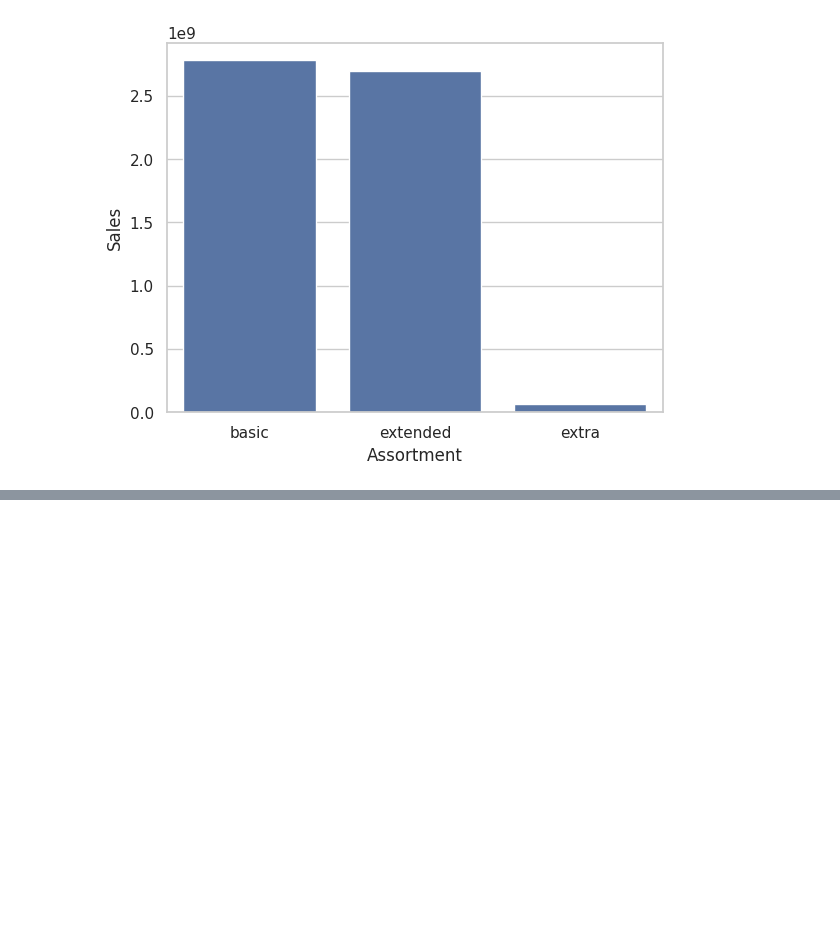
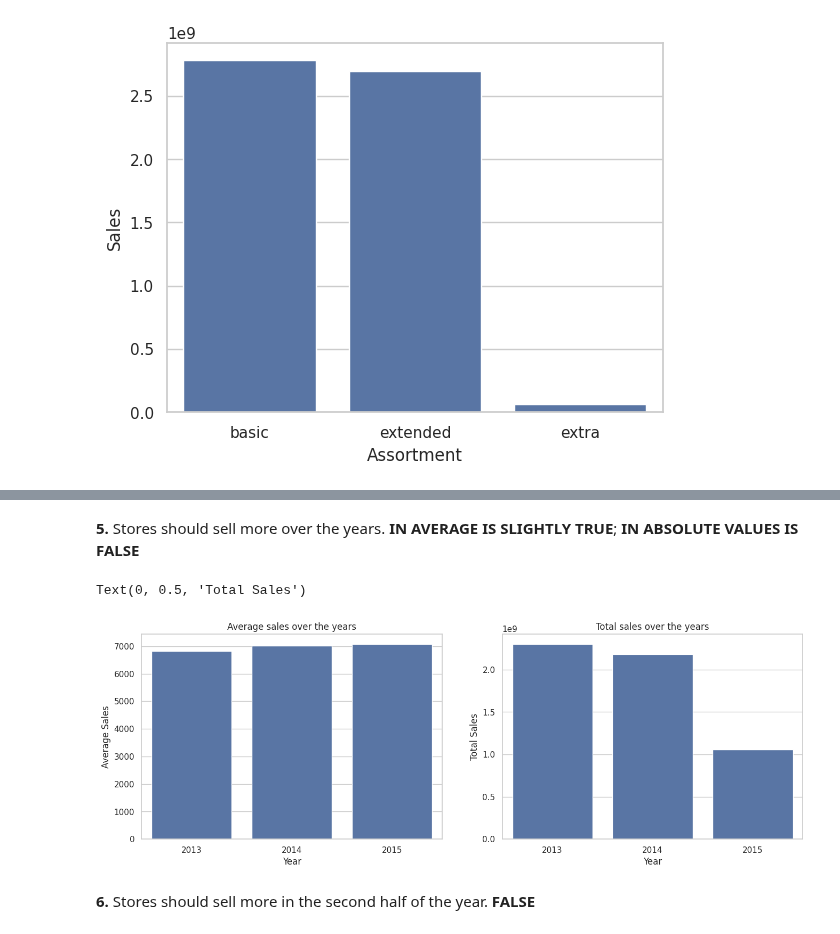
Before and after one commit to ezequielpf/rossmann_sales_prediction, a Jupyter notebook: notebooks/store_sales_predict_v1.ipynb, the cells around one changed output, grey strips where cells are left out. Saved outputs shown, nothing was run; the diff lists cells and outputs as text; code cells hidden in the pictures; blank space fills up the shorter version.

```diff
--- a/notebooks/store_sales_predict_v1.ipynb
+++ b/notebooks/store_sales_predict_v1.ipynb
@@ -566,0 +580,17 @@ df_train[["CompetitionDistance", "Sales"]].groupby("CompetitionDistance").sum()
+# %% [markdown]
+**5.** Stores should sell more over the years. **IN AVERAGE IS SLIGHTLY TRUE**; **IN ABSOLUTE VALUES IS FALSE**
+# %%
+fig, ax = plt.subplots(nrows=1, ncols=2, figsize=(16 ,5))
+sns.barplot(df_train.groupby(df_train["Date"].dt.year)["Sales"].mean(), ax=ax[0])
+sns.barplot(df_train.groupby(df_train["Date"].dt.year)["Sales"].sum(), ax=ax[1])
+ax[0].set_title("Average sales over the years")
+ax[1].set_title("Total sales over the years")
+ax[0].set_xlabel("Year")
+ax[1].set_xlabel("Year")
+ax[0].set_ylabel("Average Sales")
+ax[1].set_ylabel("Total Sales")
+# %% [output]
+Text(0, 0.5, 'Total Sales')
+[figure, added]
+# %% [markdown]
+**6.** Stores should sell more in the second half of the year. **FALSE**
```
Also changed, not shown: parts of 38 cells of this notebook.
